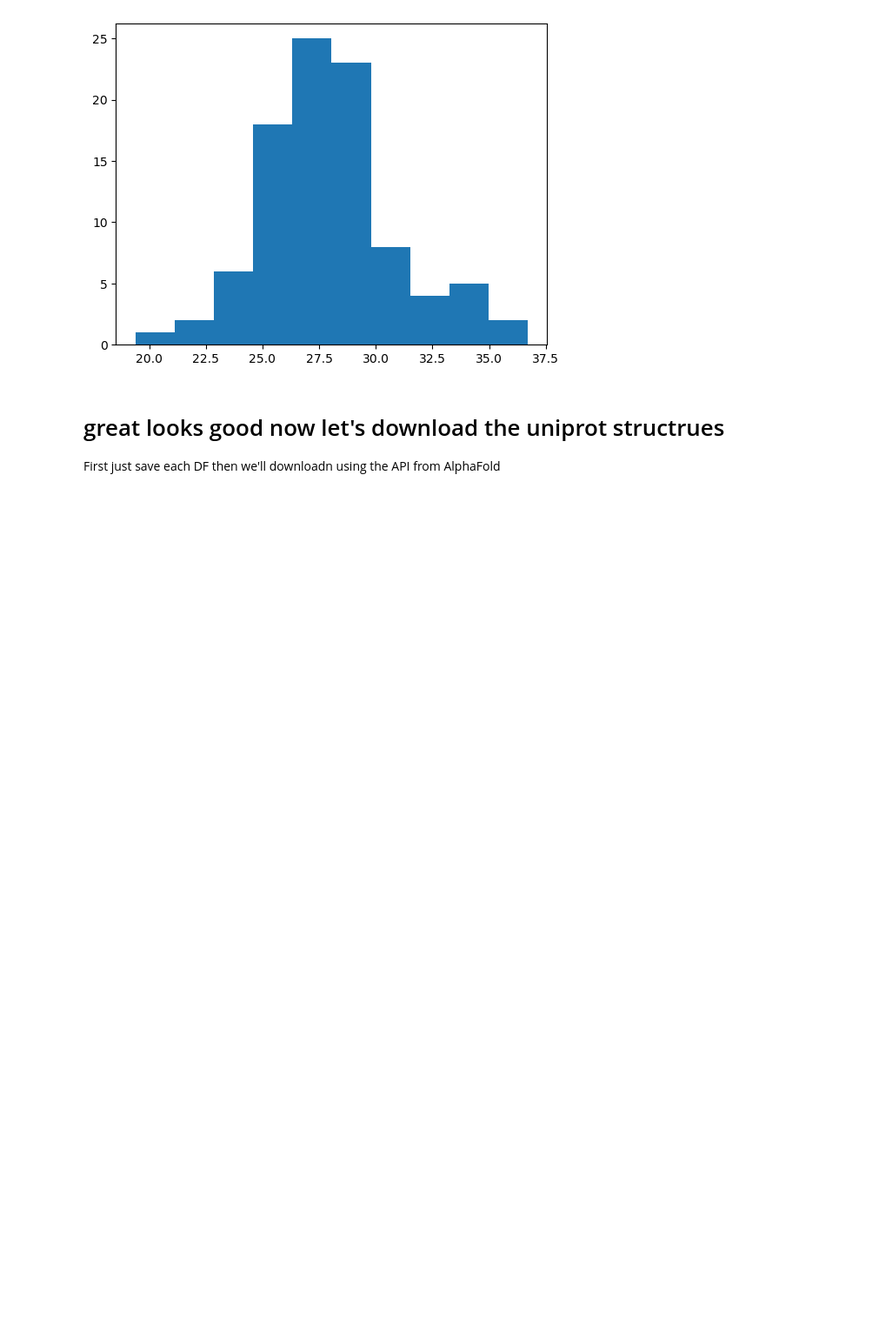
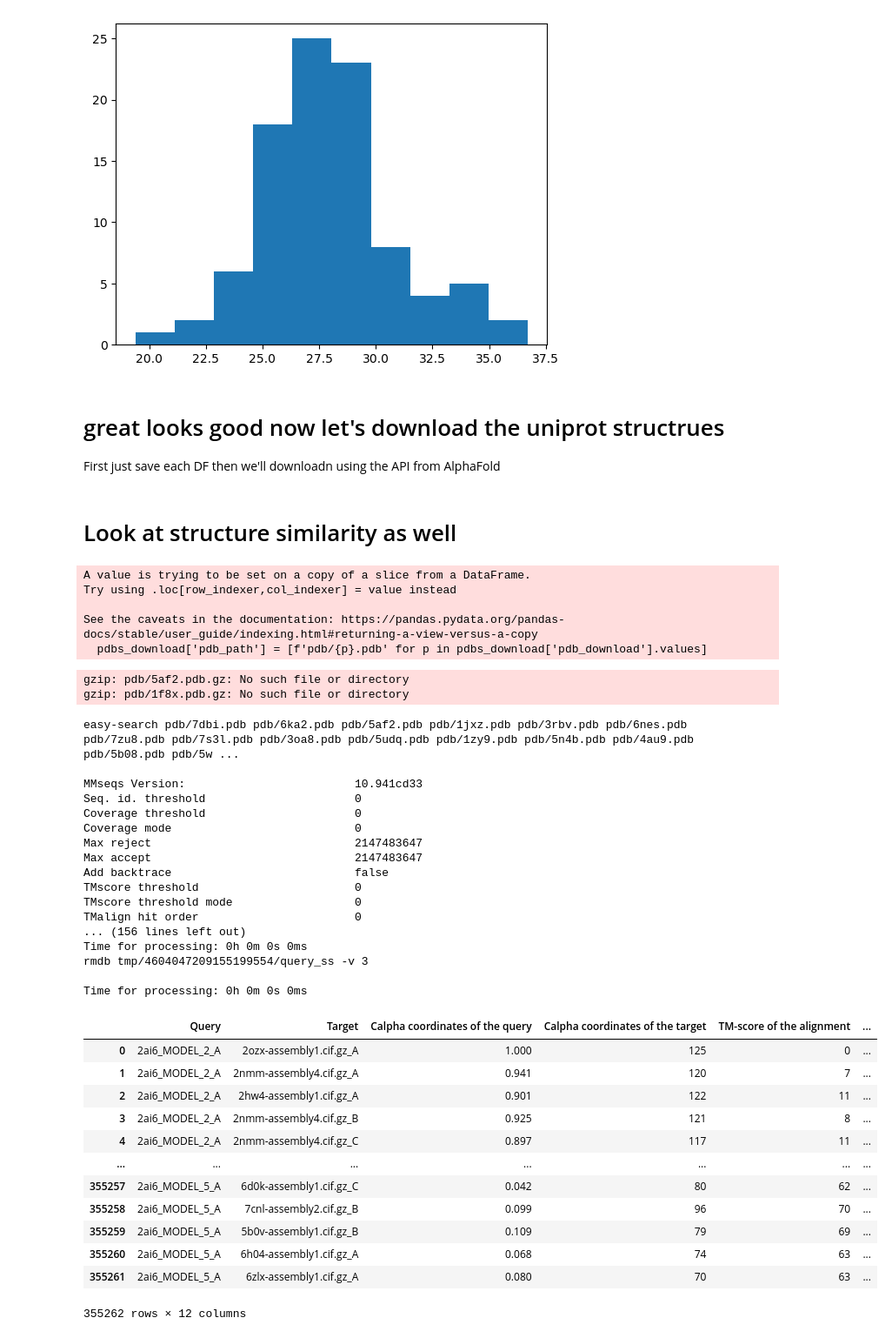
Before and after one commit to WRiegs/Squidly, a Jupyter notebook: enzyme_datasets_benchmark/StructureSequenceSimilarity.ipynb, the cells around one changed output. Shown: that part at 87% size. Saved outputs shown, nothing was run; the diff lists cells and outputs as text; code cells hidden in the pictures; blank space fills up the shorter version.

```diff
--- a/enzyme_datasets_benchmark/StructureSequenceSimilarity.ipynb
+++ b/enzyme_datasets_benchmark/StructureSequenceSimilarity.ipynb
@@ -133,3 +133,36 @@ First just save each DF then we'll downloadn using the API from AlphaFold
 # %%
 test_seqs.to_csv('Low30_mmseq_ID_exp_subset_test.csv', index=False)
 train_seqs.to_csv('Low30_mmseq_ID_exp_subset_train.csv', index=False)
+# %% [markdown]
+# Look at structure similarity as well
+# %%
+# Get the pdbs ids for the test dataset
+pdbs = pd.read_csv('pdb/pdb_ids.txt', sep='\t')
+
+# We'll just download one of them but we keep track of all to remove from the search
+pdbs = pdbs.dropna()
+pdbs['pdb_download'] = [p.split(';')[0].lower() for p in pdbs['PDB'].values]
+# Just download the ones in the test_df
+pdbs_download = pdbs[pdbs['Entry'].isin(set(test_df['Entry'].values))]
+# Save these to a text file
+pdbs_download['pdb_download'].to_csv('pdb/files.txt', index=False, header=None)
+with open('pdb/files.txt', 'w+') as fout:
+    fout.write(', '.join(set(pdbs_download['pdb_download'].values)))
+    fout.write('\n')
+# Download ./batch_download.sh -f  files.txt -p
+# %%
+pdbs_download['pdb_path'] = [f'pdb/{p}.pdb' for p in pdbs_download['pdb_download'].values]
+# %% [output]
+A value is trying to be set on a copy of a slice from a DataFrame.
+Try using .loc[row_indexer,col_indexer] = value instead
+
+See the caveats in the documentation: https://pandas.pydata.org/pandas-docs/stable/user_guide/indexing.html#returning-a-view-versus-a-copy
+  pdbs_download['pdb_path'] = [f'pdb/{p}.pdb' for p in pdbs_download['pdb_download'].values]
+# %%
+# Unzip each of the pdbs
+import os
+for pdb in pdbs_download['pdb_download'].values[2:]:
+    os.system(f'gzip -d pdb/{pdb}.pdb.gz')
+# %% [output]
+gzip: pdb/5af2.pdb.gz: No such file or directory
+gzip: pdb/1f8x.pdb.gz: No such file or directory
@@ -135,0 +171,47 @@ train_seqs.to_csv('Low30_mmseq_ID_exp_subset_train.csv', index=False)
+# %%
+import sys
+sys.path.append('/disk1/ariane/vscode/enzyme-tk/enzymetk/')
+
+from steps.similarity_foldseek_step import FoldSeek
+from steps.save_step import Save
+import pandas as pd
+
+# id_col: str, seq_col: str, proteinfer_dir: str,
+output_dir = 'pdb/'
+# foldseek_dir: str, pdb_column_name: str, reference_database: str
+pdb_column_name = 'pdb_path'
+# The foldseek database was created using the folldwing command in this location:
+# foldseek databases PDB pdb tmp
+reference_database = '/disk1/share/software/foldseek/structures/pdb/pdb'
+pdbs_download << (FoldSeek(pdb_column_name, reference_database) >> Save(f'pdb_files.pkl'))
+# %% [output]
+easy-search pdb/7dbi.pdb pdb/6ka2.pdb pdb/5af2.pdb pdb/1jxz.pdb pdb/3rbv.pdb pdb/6nes.pdb pdb/7zu8.pdb pdb/7s3l.pdb pdb/3oa8.pdb pdb/5udq.pdb pdb/1zy9.pdb pdb/5n4b.pdb pdb/4au9.pdb pdb/5b08.pdb pdb/5w ...
+
+MMseqs Version:                         10.941cd33
+Seq. id. threshold                      0
+Coverage threshold                      0
+Coverage mode                           0
+Max reject                              2147483647
+Max accept                              2147483647
+Add backtrace                           false
+TMscore threshold                       0
+TMscore threshold mode                  0
+TMalign hit order                       0
+... (156 lines left out)
+Time for processing: 0h 0m 0s 0ms
+rmdb tmp/4604047209155199554/query_ss -v 3
+
+Time for processing: 0h 0m 0s 0ms
+|  | Query | Target | Calpha coordinates of the query | Calpha coordinates of the target | TM-score of the alignment | ... |
+| 0 | 2ai6_MODEL_2_A | 2ozx-assembly1.cif.gz_A | 1.000 | 125 | 0 | ... |
+| 1 | 2ai6_MODEL_2_A | 2nmm-assembly4.cif.gz_A | 0.941 | 120 | 7 | ... |
+| 2 | 2ai6_MODEL_2_A | 2hw4-assembly1.cif.gz_A | 0.901 | 122 | 11 | ... |
+| 3 | 2ai6_MODEL_2_A | 2nmm-assembly4.cif.gz_B | 0.925 | 121 | 8 | ... |
+| 4 | 2ai6_MODEL_2_A | 2nmm-assembly4.cif.gz_C | 0.897 | 117 | 11 | ... |
+| ... | ... | ... | ... | ... | ... | ... |
+| 355257 | 2ai6_MODEL_5_A | 6d0k-assembly1.cif.gz_C | 0.042 | 80 | 62 | ... |
+| 355258 | 2ai6_MODEL_5_A | 7cnl-assembly2.cif.gz_B | 0.099 | 96 | 70 | ... |
+| 355259 | 2ai6_MODEL_5_A | 5b0v-assembly1.cif.gz_B | 0.109 | 79 | 69 | ... |
+| 355260 | 2ai6_MODEL_5_A | 6h04-assembly1.cif.gz_A | 0.068 | 74 | 63 | ... |
+| 355261 | 2ai6_MODEL_5_A | 6zlx-assembly1.cif.gz_A | 0.080 | 70 | 63 | ... |
+355262 rows × 12 columns
```
Also changed, not shown: parts of 14 cells of this notebook.
